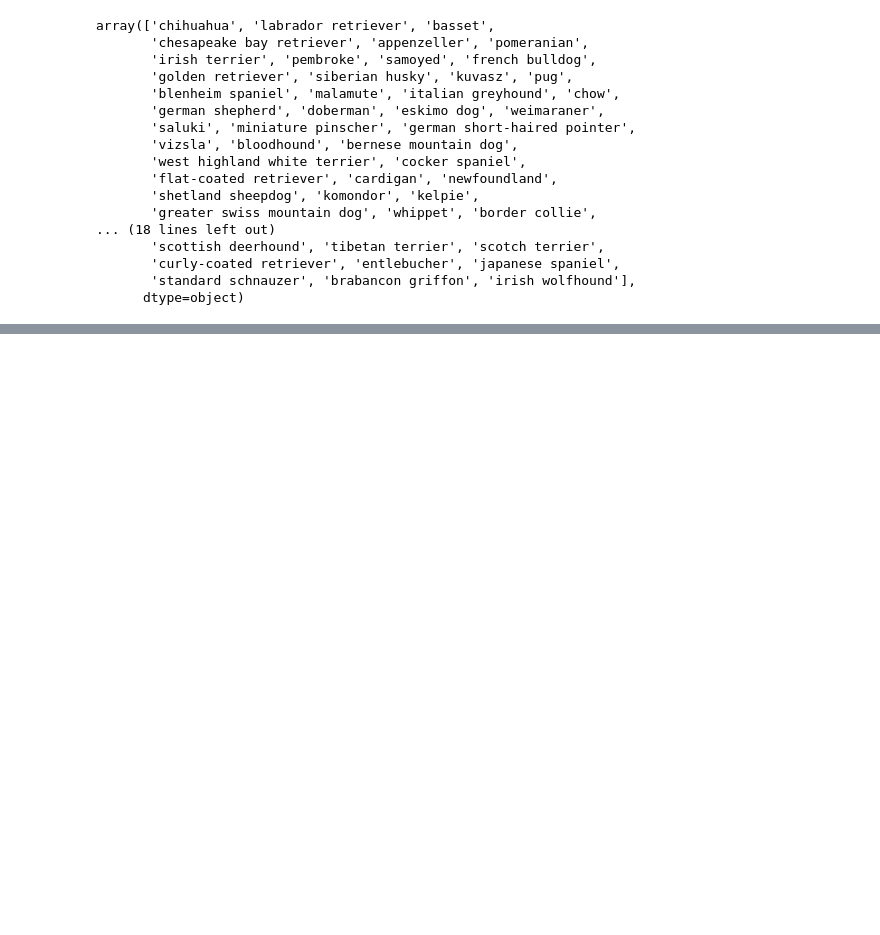
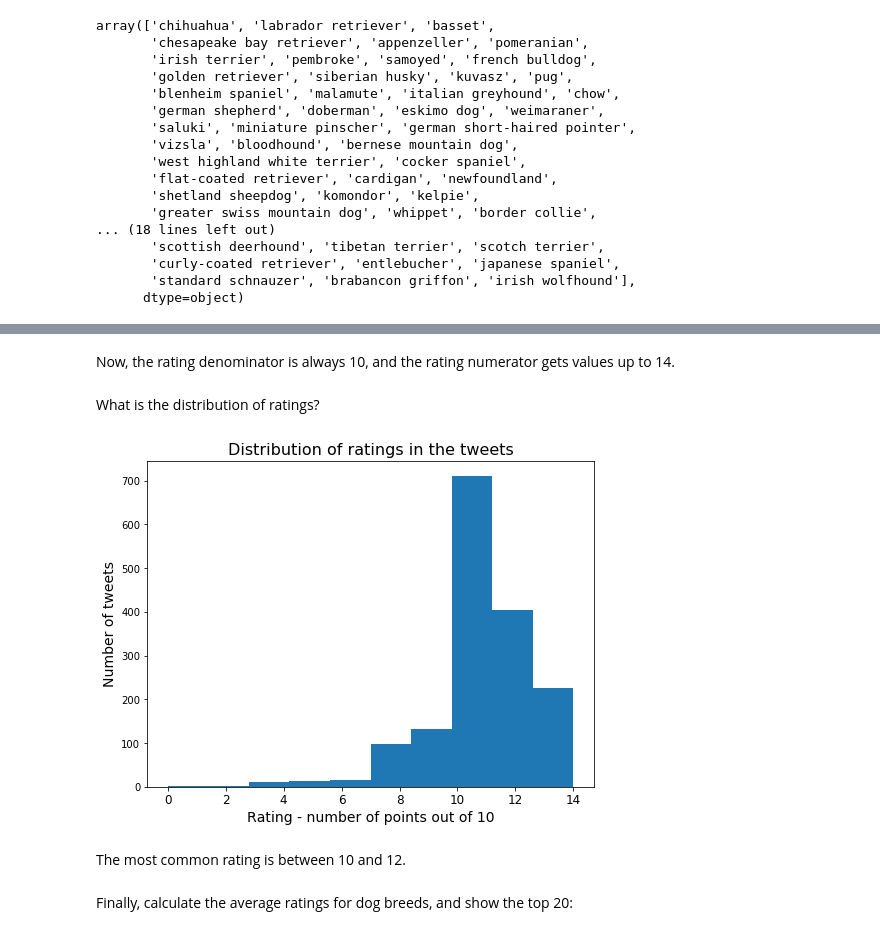
Before and after one commit to mcambalova/wrangle-data-project, a Jupyter notebook: wrangle_act.ipynb, the cells around one changed output, grey strips where cells are left out. Saved outputs shown, nothing was run; the diff lists cells and outputs as text; code cells hidden in the pictures; blank space fills up the shorter version.

Commit message:
Create, analyse and visualize the master dataset
Create the master dataset and store it in a csv file. Analyse and
visualize the master data.

```diff
--- a/wrangle_act.ipynb
+++ b/wrangle_act.ipynb
@@ -1217,0 +1251,4 @@ tweets_clean.shape
+# %%
+# Load the dataset and look at the first few lines
+twitter_df = pd.read_csv('twitter_archive_master.csv')
+twitter_df.head()
@@ -1217,0 +1337,4 @@ tweets_clean.shape
+# %%
+# Create a subset of data with regular ratings and view its size
+twitter_df_10 = twitter_df[twitter_df['rating_denominator'] == 10]
+twitter_df_10.shape
@@ -1217,0 +1386,24 @@ tweets_clean.shape
+# %% [markdown]
+Now, the rating denominator is always 10, and the rating numerator gets values up to 14.
+# %% [markdown]
+What is the distribution of ratings?
+# %%
+# Plot histogram
+plt.figure(figsize=(8, 6))
+plt.hist(twitter_df_10['rating_numerator'], bins=10);
+
+# Adjust histogram appearance
+plt.title('Distribution of ratings in the tweets', fontsize=16)
+plt.xlabel('Rating - number of points out of 10', fontsize=14)
+plt.ylabel('Number of tweets', fontsize=14)
+plt.ticklabel_format(axis='x', style='plain')
+plt.tick_params(axis='x', labelsize=12)
+
+# Save the figure
+plt.savefig('standard_ratings_distribution');
+# %% [output]
+[figure, added]
+# %% [markdown]
+The most common rating is between 10 and 12.
+# %% [markdown]
+Finally, calculate the average ratings for dog breeds, and show the top 20:
```
Also changed, not shown: parts of 45 cells of this notebook.
